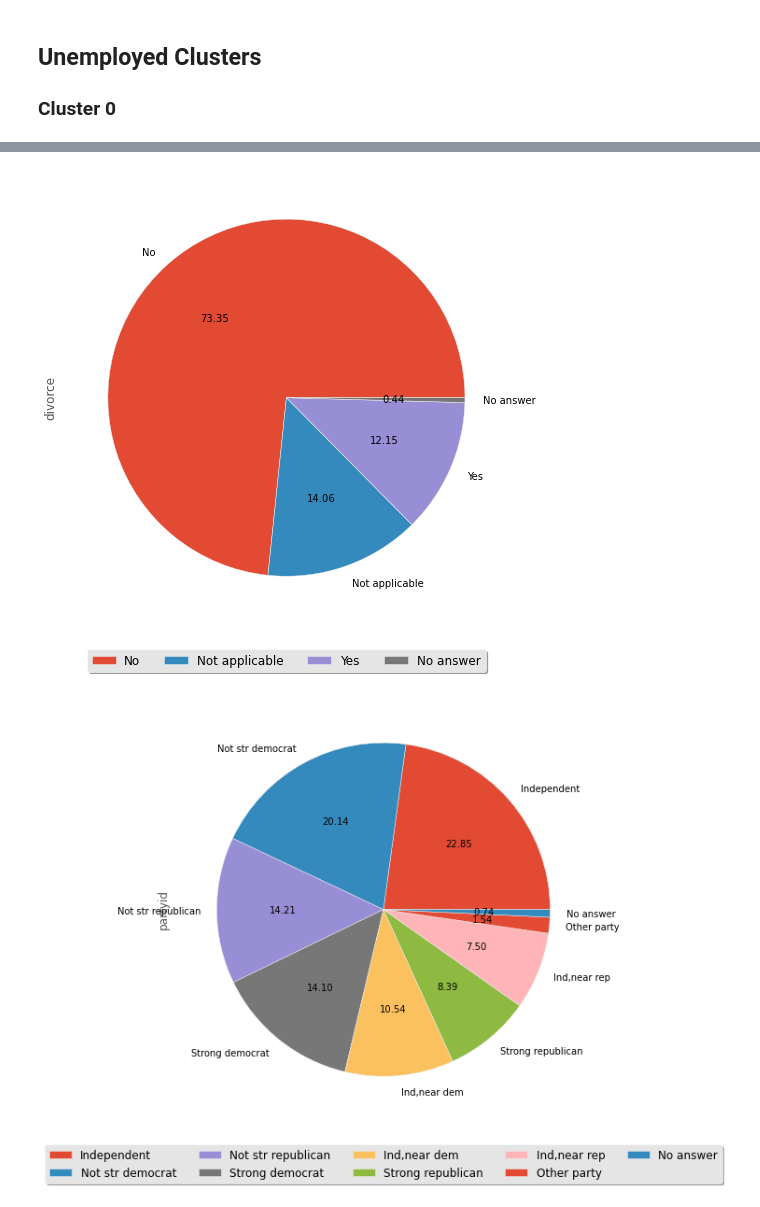
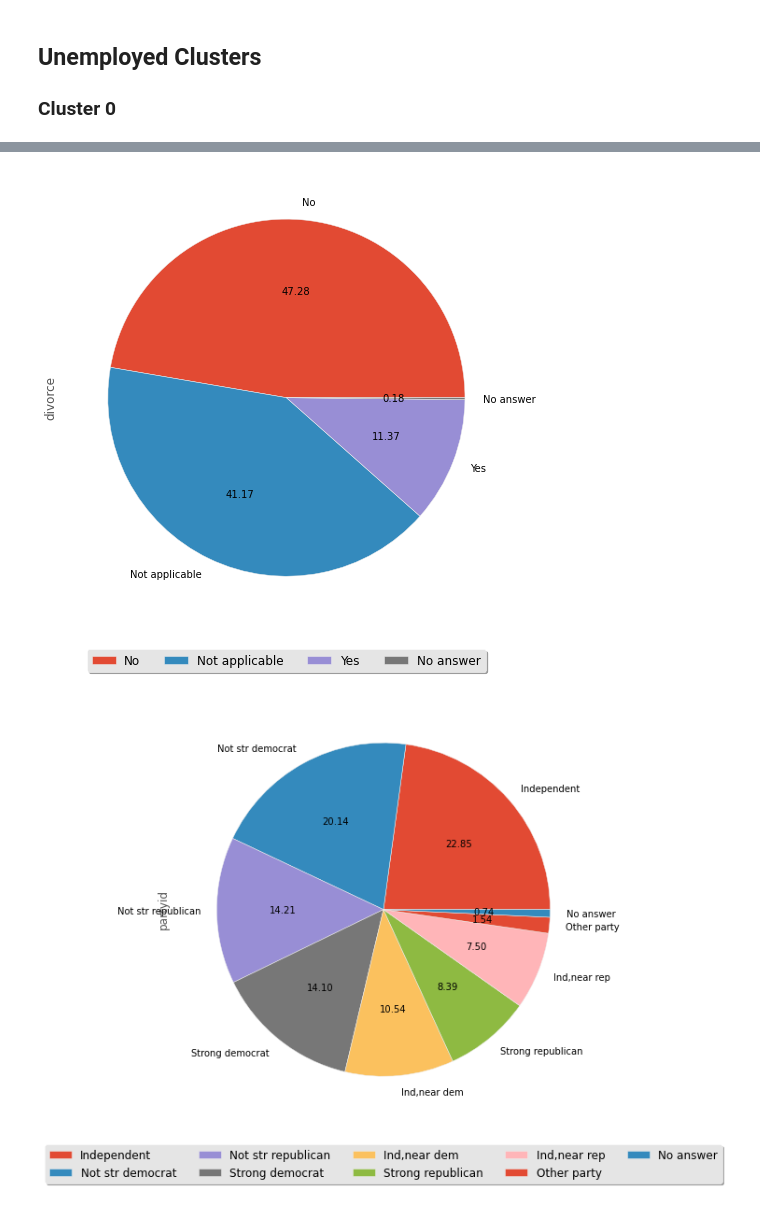
Before and after one commit to banjopickin/women_workforce, a Jupyter notebook: FC_analysis.ipynb, the cells around one changed output, grey strips where cells are left out. Saved outputs shown, nothing was run; the diff lists cells and outputs as text; code cells hidden in the pictures.

```diff
--- a/FC_analysis.ipynb
+++ b/FC_analysis.ipynb
@@ -137,7 +151,7 @@ df_c0.describe().ix[2:,:].T
 # %%
-simple_pie(df_c0.divorce)
+simple_pie(df.divorce)
 # %% [output]
-[figure, old version]
+[figure, new version]
 # %%
 simple_pie(df.partyid)
 # %% [output]
```
Also changed, not shown: parts of 13 cells of this notebook, 2 other files.
